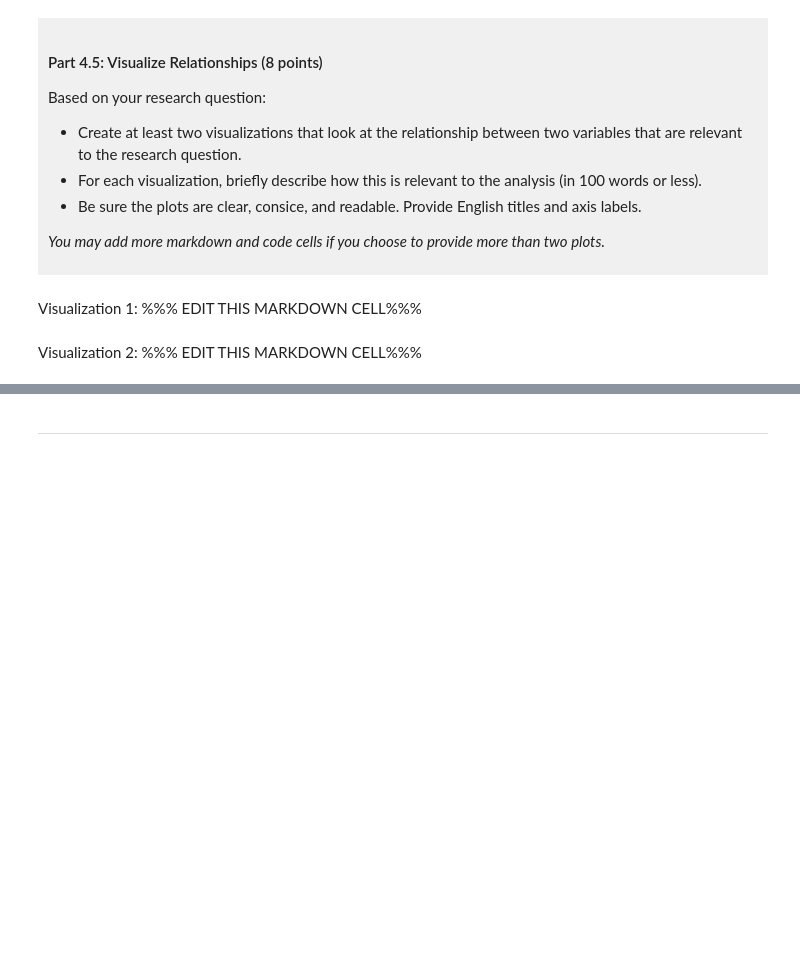
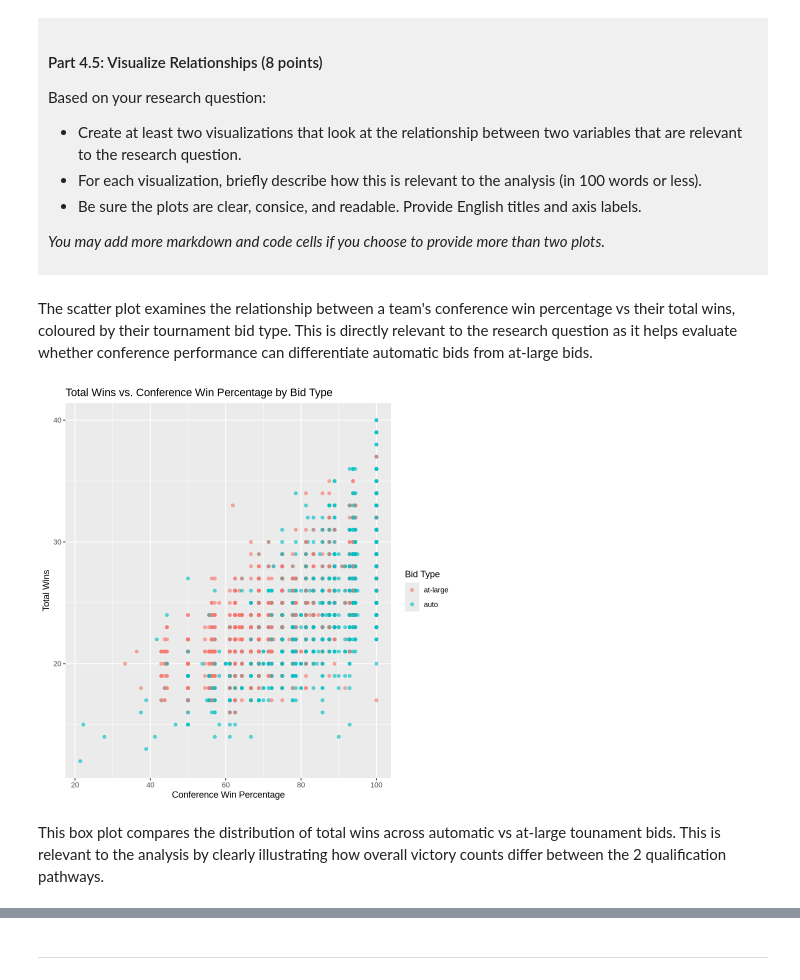
Before and after one commit to ss0903ubc/dsci-100-project-sia-shin, a Jupyter notebook: dsci-100-project-notebook.ipynb, the cells around one changed output, grey strips where cells are left out. Cells and saved outputs as stored; diff of their text form; code cells hidden in the pictures; blank space fills up the shorter version.

```diff
--- a/dsci-100-project-notebook.ipynb
+++ b/dsci-100-project-notebook.ipynb
@@ -316,9 +377,16 @@ Based on your research question:
 *You may add more markdown and code cells if you choose to provide more than two plots.*
 </div>
 # %% [markdown]
-Visualization 1: %%% EDIT THIS MARKDOWN CELL%%%
+The scatter plot examines the relationship between a team's conference win percentage vs their total wins, coloured by their tournament bid type. This is directly relevant to the research question as it helps evaluate whether conference performance can differentiate automatic bids from at-large bids.
 # %%
-### EDIT THIS CODE CELL FOR VISUALIZATION 1###
+ggplot(tidy_womens_data, aes(x = conf_wins_pct, y = total_wins, color = bid)) +
+  geom_point(alpha = 0.6) +
+  labs(title = "Total Wins vs. Conference Win Percentage by Bid Type",
+       x = "Conference Win Percentage",
+       y = "Total Wins",
+       color = "Bid Type")
+# %% [output]
+[figure, added]
 # %% [markdown]
-Visualization 2: %%% EDIT THIS MARKDOWN CELL%%%
+This box plot compares the distribution of total wins across automatic vs at-large tounament bids. This is relevant to the analysis by clearly illustrating how overall victory counts differ between the 2 qualification pathways.
 # %%
```
Also changed, not shown: parts of 9 cells of this notebook.
